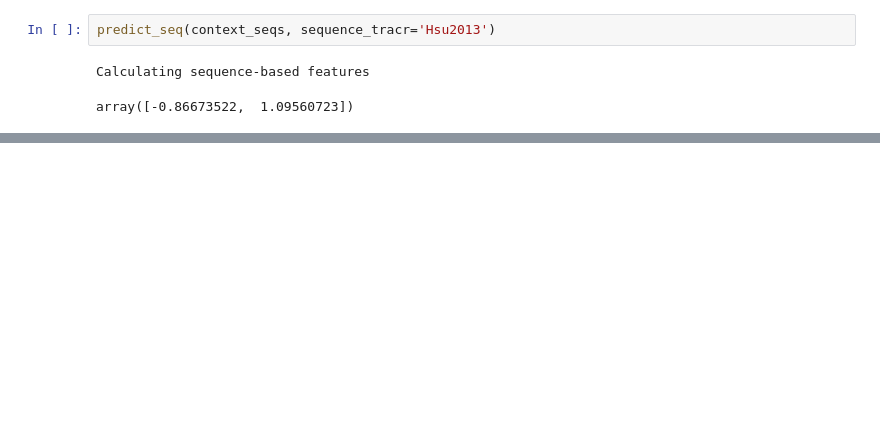
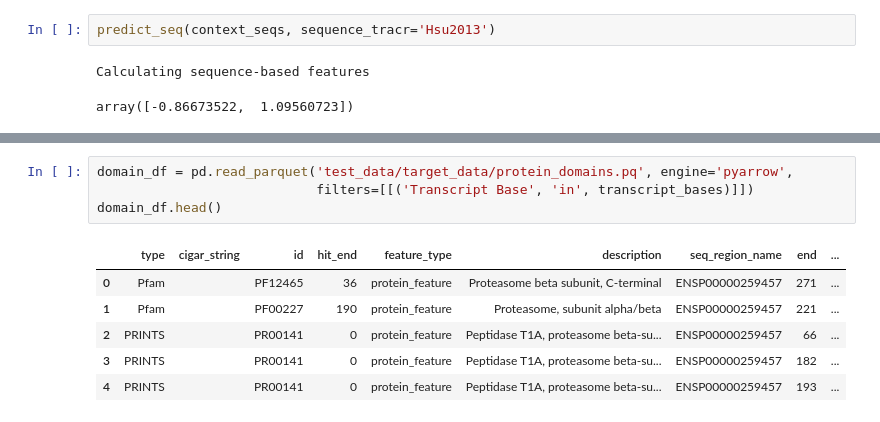
Before and after one commit to gpp-rnd/rs3, a Jupyter notebook: index.ipynb, the cells around one changed output, grey strips where cells are left out. Saved outputs shown, nothing was run; the diff lists cells and outputs as text; blank space fills up the shorter version.

```diff
--- a/index.ipynb
+++ b/index.ipynb
@@ -142,0 +177,11 @@ sns.despine()
+# %%
+domain_df = pd.read_parquet('test_data/target_data/protein_domains.pq', engine='pyarrow',
+                            filters=[[('Transcript Base', 'in', transcript_bases)]])
+domain_df.head()
+# %% [output]
+|  | type | cigar_string | id | hit_end | feature_type | description | seq_region_name | end | ... |
+| 0 | Pfam |  | PF12465 | 36 | protein_feature | Proteasome beta subunit, C-terminal | ENSP00000259457 | 271 | ... |
+| 1 | Pfam |  | PF00227 | 190 | protein_feature | Proteasome, subunit alpha/beta | ENSP00000259457 | 221 | ... |
+| 2 | PRINTS |  | PR00141 | 0 | protein_feature | Peptidase T1A, proteasome beta-su... | ENSP00000259457 | 66 | ... |
+| 3 | PRINTS |  | PR00141 | 0 | protein_feature | Peptidase T1A, proteasome beta-su... | ENSP00000259457 | 182 | ... |
+| 4 | PRINTS |  | PR00141 | 0 | protein_feature | Peptidase T1A, proteasome beta-su... | ENSP00000259457 | 193 | ... |
```
Also changed, not shown: parts of 49 cells of this notebook, 4 other files.
